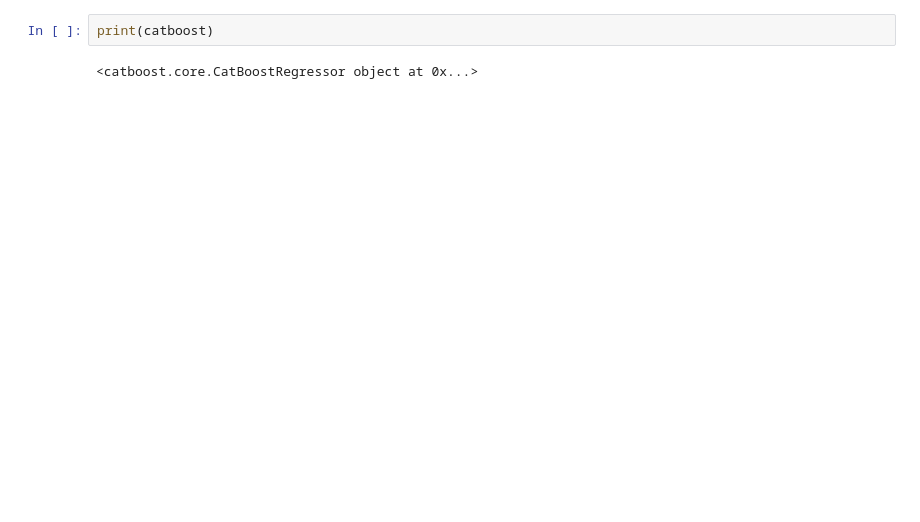
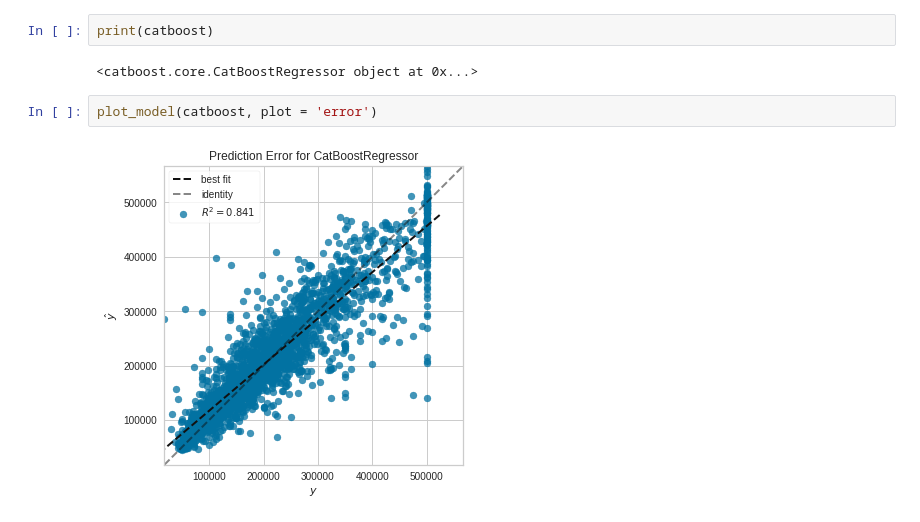
Before and after one commit to Camicb/practice, a Jupyter notebook: Predicting_Housing_prices.ipynb, the cells around one changed output. Saved outputs shown, nothing was run; the diff lists cells and outputs as text; blank space fills up the shorter version.

```diff
--- a/Predicting_Housing_prices.ipynb
+++ b/Predicting_Housing_prices.ipynb
@@ -186,3 +189,7 @@ catboost = create_model('catboost')
 print(catboost)
 # %% [output]
 <catboost.core.CatBoostRegressor object at 0x...>
+# %%
+plot_model(catboost, plot = 'error')
+# %% [output]
+[figure, added]
```
Also changed, not shown: parts of 4 cells of this notebook.
